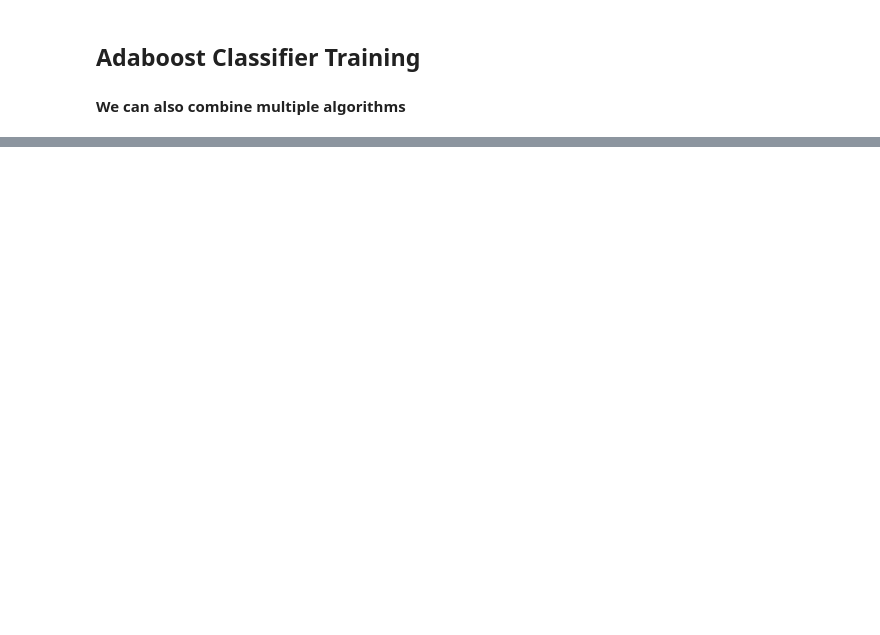
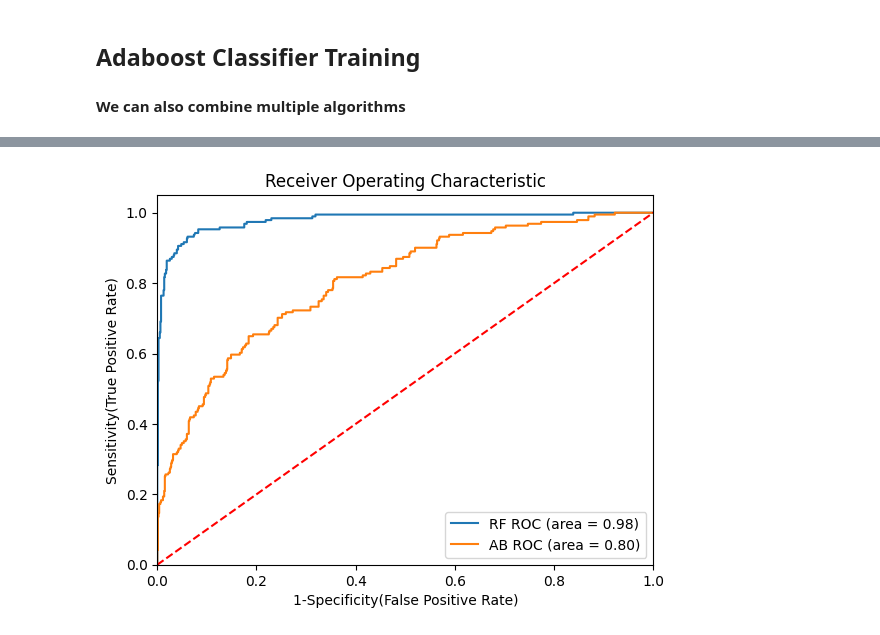
Before and after one commit to hsahni55h/mlops-playbook, a Jupyter notebook: ml_algorithms/supervised_learning/ensemble_techniques/boosting/adaboost/Adaboost_Classification_Implementation.ipynb, the cells around one changed output, grey strips where cells are left out. Saved outputs shown, nothing was run; the diff lists cells and outputs as text; code cells hidden in the pictures; blank space fills up the shorter version.

Commit message:
completed boosting code notebooks and notes

```diff
--- a/ml_algorithms/supervised_learning/ensemble_techniques/boosting/adaboost/Adaboost_Classification_Implementation.ipynb
+++ b/ml_algorithms/supervised_learning/ensemble_techniques/boosting/adaboost/Adaboost_Classification_Implementation.ipynb
@@ -105,4 +188,3 @@ df.head()
 # %%
 # create new column for feature
 df['TotalVisiting'] = df['NumberOfPersonVisiting'] + df['NumberOfChildrenVisiting']
-df.drop(columns=['NumberOfPersonVisiting', 'NumberOfChildrenVisiting'], axis=1, inplace=True)
@@ -248,9 +524,11 @@ rf_params = {"max_depth": [5, 8, 15, None, 10],
              "max_features": [5, 7, "auto", 8],
              "min_samples_split": [2, 8, 15, 20],
              "n_estimators": [100, 200, 500, 1000]}
-adaboost_param={
-    "n_estimators":[50,60,70,80,90],
-    "algorithm":['SAMME','SAMME.R']
+
+
+adaboost_param = {
+    "n_estimators": [50, 60, 70, 80, 90, 100, 200],
+    "learning_rate": [0.01, 0.1, 0.5, 1.0]
 }
 # %%
 rf_params
@@ -259,9 +545,9 @@ adaboost_param
 # %%
-# Models list for Hyperparameter tuning
+from sklearn.model_selection import RandomizedSearchCV
+
+#  Models list for Hyperparameter tuning
 randomcv_models = [
-                   ("RF", RandomForestClassifier(), rf_params),
-    ("AB", AdaBoostClassifier(), adaboost_param)
-
-                   ]
+    ("RF", RandomForestClassifier(), rf_params),
+    ("AB", AdaBoostClassifier(), adaboost_param)   ]
 # %%
 randomcv_models
@@ -340,32 +677,34 @@ for i in range(len(list(models))):
 # %%
-## Plot ROC AUC Curve
-from sklearn.metrics import roc_auc_score,roc_curve
+from sklearn.metrics import roc_auc_score, roc_curve
+from sklearn.base import clone
+import matplotlib.pyplot as plt
+
 plt.figure()
 
-# Add the models to the list that you want to view on the ROC plot
-auc_models = [
-{
-    'label': 'Adaboost Classifier',
-    'model':AdaBoostClassifier(n_estimators=80, algorithm='SAMME'),
-    'auc':  0.6049
-},
+auc_models = []
+for name, model, _ in randomcv_models:
+    best_params = model_param[name]
+    tuned_model = clone(model).set_params(**best_params)
+    auc_models.append({"label": name, "model": tuned_model})
 
-]
-# create loop through all model
 for algo in auc_models:
-    model = algo['model'] # select the model
-    model.fit(X_train, y_train) # train the model
-# Compute False postive rate, and True positive rate
-    fpr, tpr, thresholds = roc_curve(y_test, model.predict_proba(X_test)[:,1])
-# Calculate Area under the curve to display on the plot
-    plt.plot(fpr, tpr, label='%s ROC (area = %0.2f)' % (algo['label'], algo['auc']))
-# Custom settings for the plot
-plt.plot([0, 1], [0, 1],'r--')
+    model = algo["model"]
+    model.fit(X_train_tr, y_train)
+
+    y_score = model.predict_proba(X_test_tr)[:, 1]
+    fpr, tpr, _ = roc_curve(y_test, y_score)
+    auc = roc_auc_score(y_test, y_score)
+
+    plt.plot(fpr, tpr, label=f"{algo['label']} ROC (area = {auc:.2f})")
+
+plt.plot([0, 1], [0, 1], "r--")
 plt.xlim([0.0, 1.0])
 plt.ylim([0.0, 1.05])
-plt.xlabel('1-Specificity(False Positive Rate)')
-plt.ylabel('Sensitivity(True Positive Rate)')
-plt.title('Receiver Operating Characteristic')
+plt.xlabel("1-Specificity(False Positive Rate)")
+plt.ylabel("Sensitivity(True Positive Rate)")
+plt.title("Receiver Operating Characteristic")
 plt.legend(loc="lower right")
 plt.savefig("auc.png")
 plt.show()
+# %% [output]
+[figure, added]
```
Also changed, not shown: parts of 50 cells of this notebook, 10 other files.
